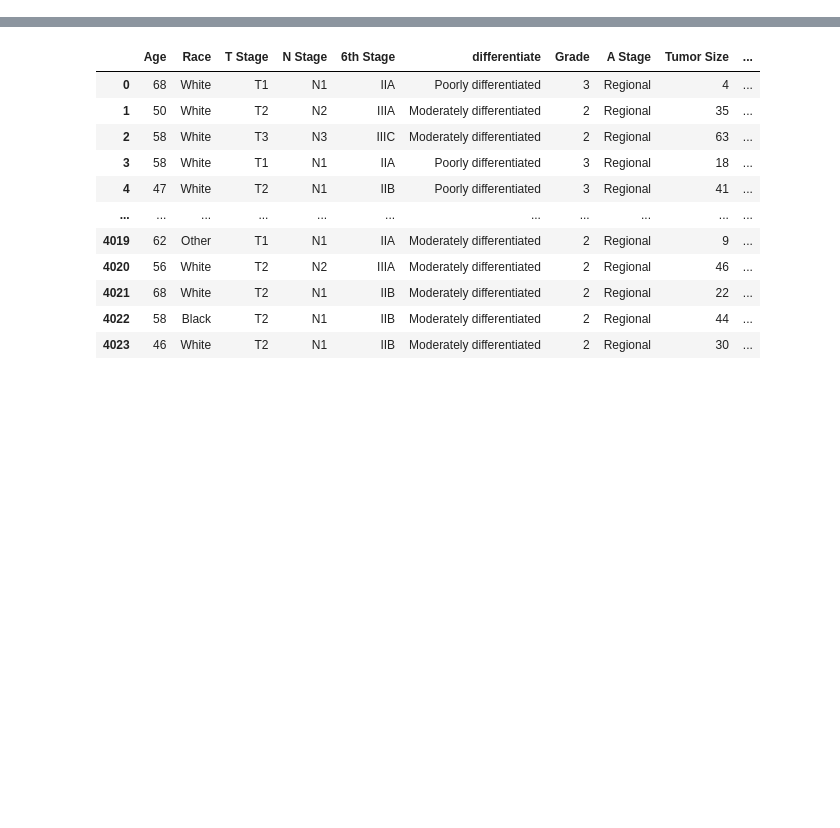
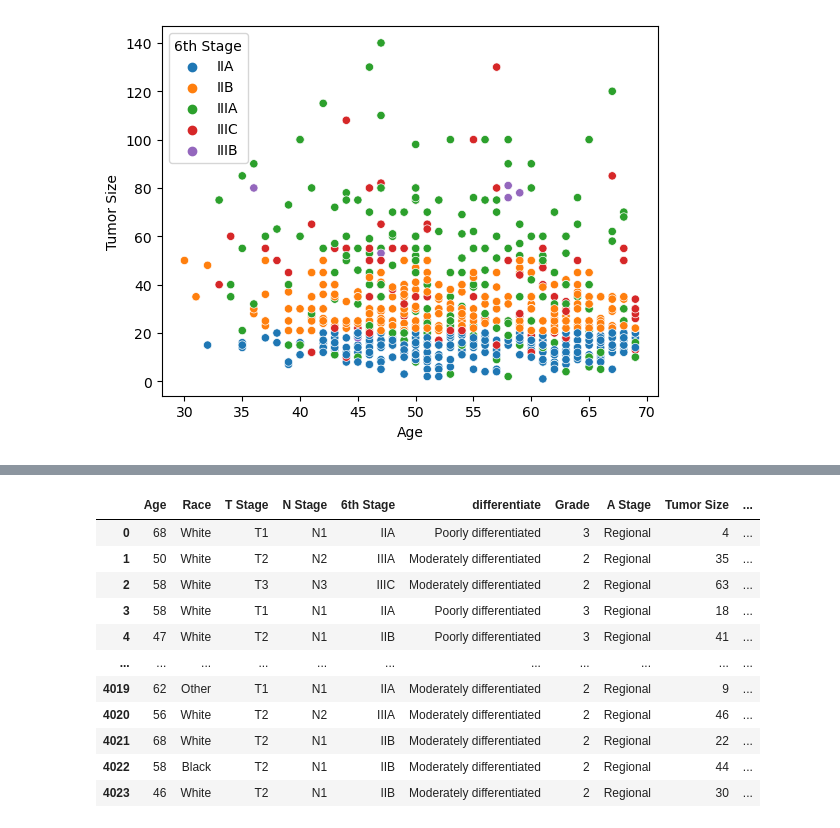
Before and after one commit to jeancarson/Block3Epic, a Jupyter notebook: archive/linear_regression.ipynb, the cells around one changed output, grey strips where cells are left out. Cells and saved outputs as stored; diff of their text form; code cells hidden in the pictures; blank space fills up the shorter version.

```diff
--- a/archive/linear_regression.ipynb
+++ b/archive/linear_regression.ipynb
@@ -3,0 +108,4 @@ import numpy as np # linear algebra
+# %%
+sns.scatterplot(data=df_sample, x="Age", y="Tumor Size", hue="6th Stage");
+# %% [output]
+[figure, added]
```
Also changed, not shown: parts of 24 cells of this notebook.
